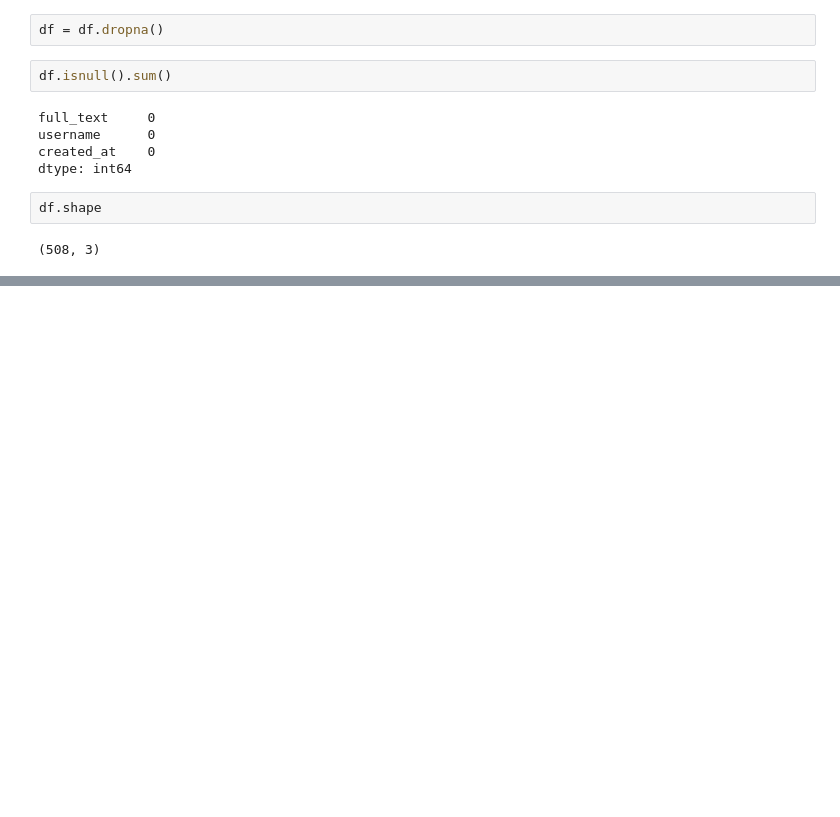
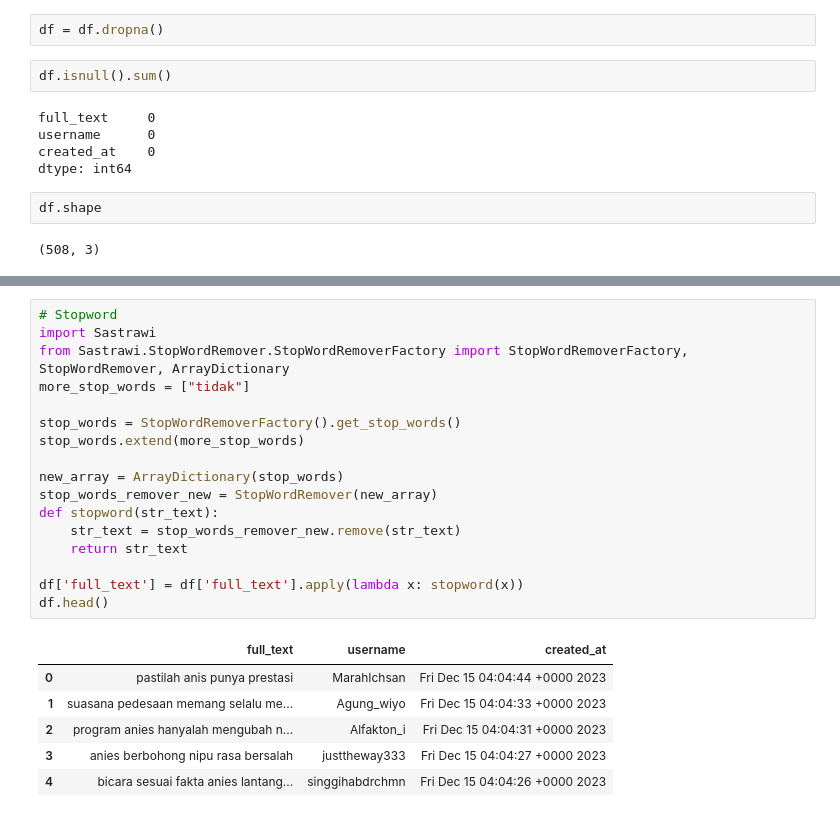
Before and after one commit to m-nahrowi/SentimenAnalisisDebatCapresiD, a Jupyter notebook: sentimen.ipynb, the cells around one changed output, grey strips where cells are left out. Drawn from its saved outputs; the diff is of its cells as text; blank space fills up the shorter version.

```diff
--- a/sentimen.ipynb
+++ b/sentimen.ipynb
@@ -80,0 +129,24 @@ def celan_twitter_text(text):
+# %%
+# Stopword
+import Sastrawi
+from Sastrawi.StopWordRemover.StopWordRemoverFactory import StopWordRemoverFactory, StopWordRemover, ArrayDictionary
+more_stop_words = ["tidak"]
+
+stop_words = StopWordRemoverFactory().get_stop_words()
+stop_words.extend(more_stop_words)
+
+new_array = ArrayDictionary(stop_words)
+stop_words_remover_new = StopWordRemover(new_array)
+def stopword(str_text):
+    str_text = stop_words_remover_new.remove(str_text)
+    return str_text
+
+df['full_text'] = df['full_text'].apply(lambda x: stopword(x))
+df.head()
+# %% [output]
+|  | full_text | username | created_at |
+| 0 | pastilah anis punya prestasi | MarahIchsan | Fri Dec 15 04:04:44 +0000 2023 |
+| 1 | suasana pedesaan memang selalu me... | Agung_wiyo | Fri Dec 15 04:04:33 +0000 2023 |
+| 2 | program anies hanyalah mengubah n... | Alfakton_i | Fri Dec 15 04:04:31 +0000 2023 |
+| 3 | anies berbohong nipu rasa bersalah | justtheway333 | Fri Dec 15 04:04:27 +0000 2023 |
+| 4 | bicara sesuai fakta anies lantang... | singgihabdrchmn | Fri Dec 15 04:04:26 +0000 2023 |
```
Also changed, not shown: parts of 7 cells of this notebook, 1 other file.
